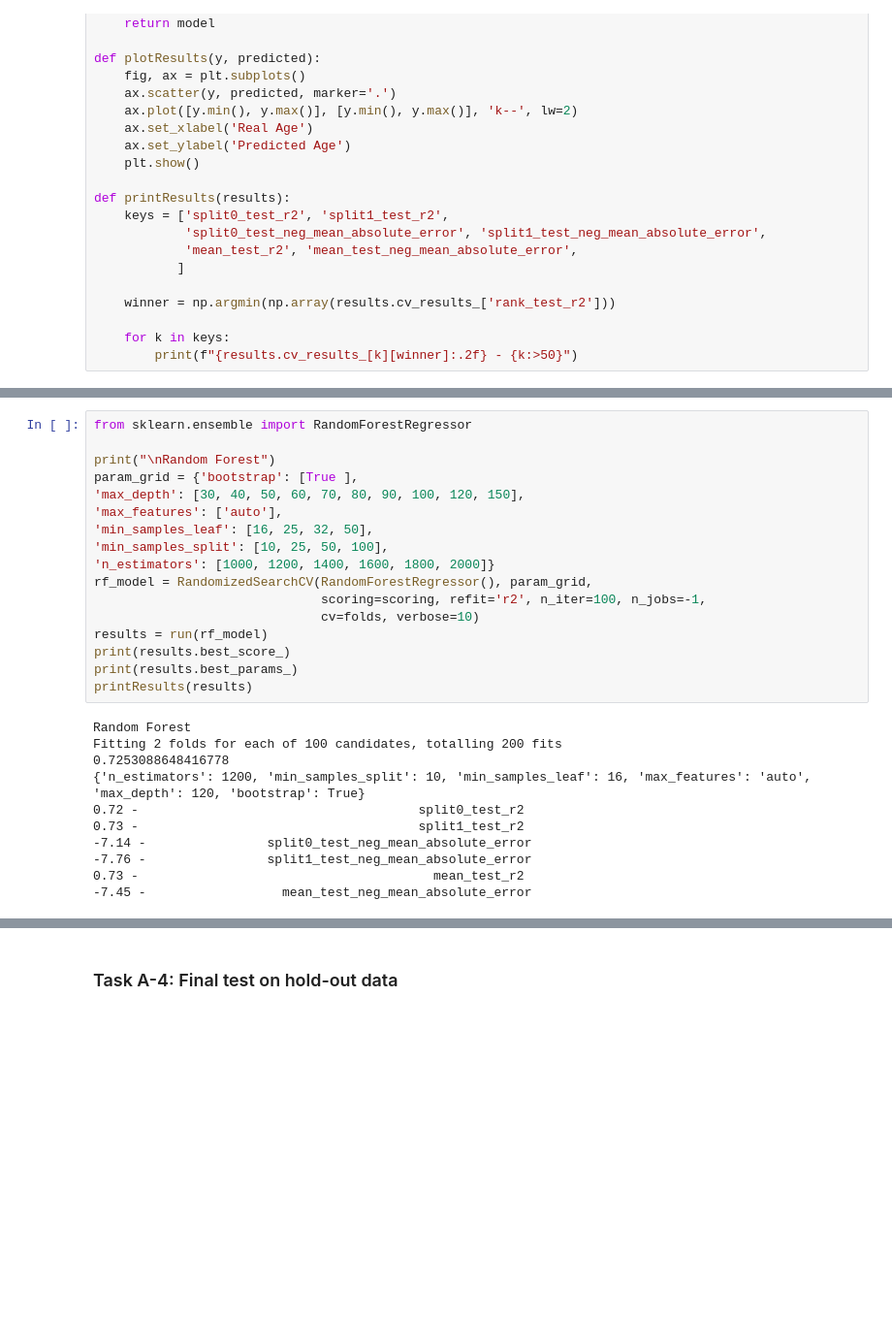
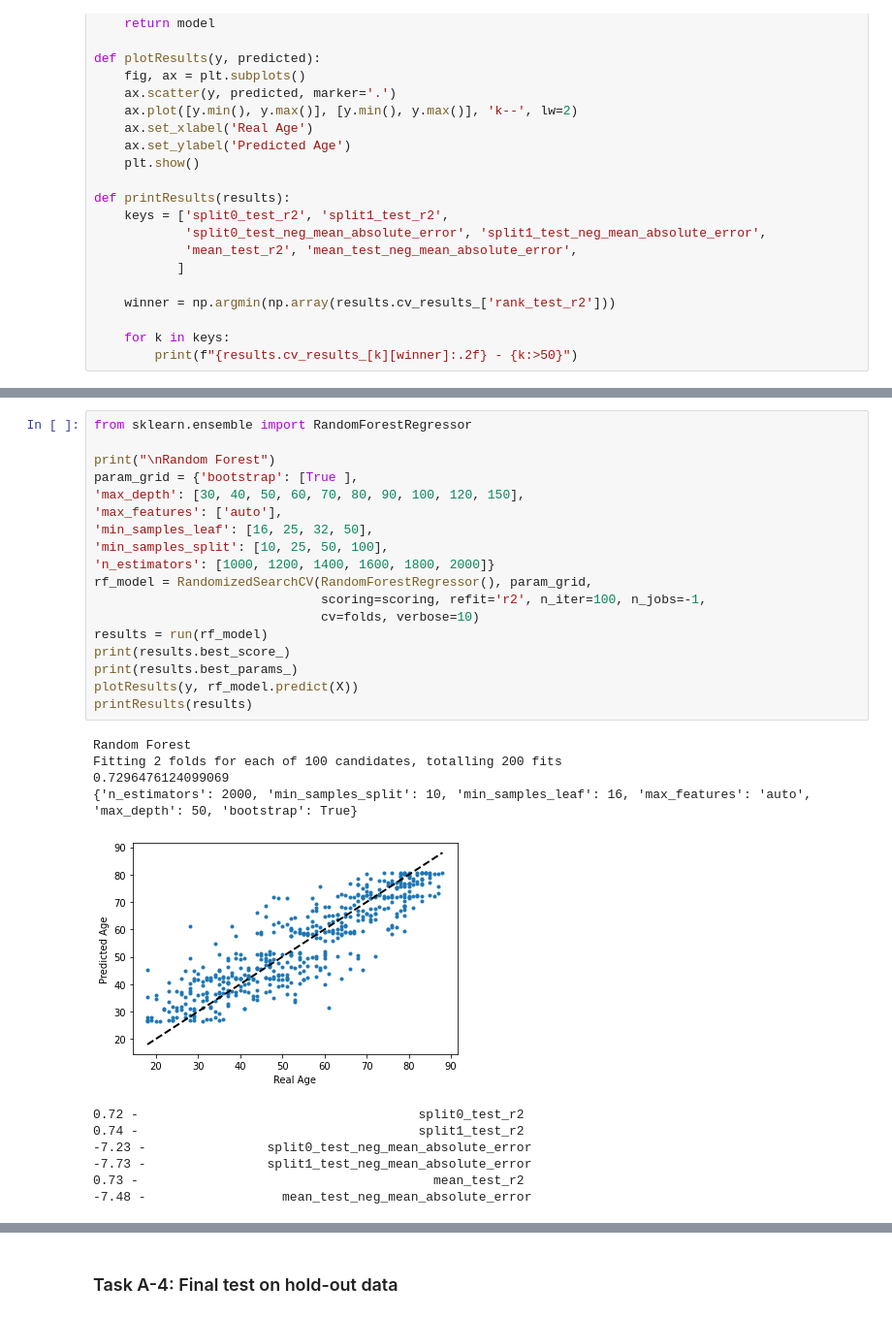
Before and after one commit to ML3ngiRNErT/imaging-cw, a Jupyter notebook: CW-Brain-Age-Regression.ipynb, the cells around one changed output, grey strips where cells are left out. Shown at 97% size. Saved outputs shown, nothing was run; the diff lists cells and outputs as text; blank space fills up the shorter version.

```diff
--- a/CW-Brain-Age-Regression.ipynb
+++ b/CW-Brain-Age-Regression.ipynb
@@ -1517,28 +1517,30 @@ printResults(results)
 # %%
 from sklearn.ensemble import RandomForestRegressor
 
 print("\nRandom Forest")
 param_grid = {'bootstrap': [True ],
 'max_depth': [30, 40, 50, 60, 70, 80, 90, 100, 120, 150],
 'max_features': ['auto'],
 'min_samples_leaf': [16, 25, 32, 50],
 'min_samples_split': [10, 25, 50, 100],
 'n_estimators': [1000, 1200, 1400, 1600, 1800, 2000]}
 rf_model = RandomizedSearchCV(RandomForestRegressor(), param_grid,
                               scoring=scoring, refit='r2', n_iter=100, n_jobs=-1,
                               cv=folds, verbose=10)
 results = run(rf_model)
 print(results.best_score_)
 print(results.best_params_)
+plotResults(y, rf_model.predict(X))
 printResults(results)
 # %% [output]
 Random Forest
 Fitting 2 folds for each of 100 candidates, totalling 200 fits
-0.7253088648416778
-{'n_estimators': 1200, 'min_samples_split': 10, 'min_samples_leaf': 16, 'max_features': 'auto', 'max_depth': 120, 'bootstrap': True}
-0.72 -                                     split0_test_r2
-0.73 -                                     split1_test_r2
--7.14 -                split0_test_neg_mean_absolute_error
--7.76 -                split1_test_neg_mean_absolute_error
-0.73 -                                       mean_test_r2
--7.45 -                  mean_test_neg_mean_absolute_error
+0.7296476124099069
+{'n_estimators': 2000, 'min_samples_split': 10, 'min_samples_leaf': 16, 'max_features': 'auto', 'max_depth': 50, 'bootstrap': True}
+[figure, added]
+0.72 -                                     split0_test_r2
+0.74 -                                     split1_test_r2
+-7.23 -                split0_test_neg_mean_absolute_error
+-7.73 -                split1_test_neg_mean_absolute_error
+0.73 -                                       mean_test_r2
+-7.48 -                  mean_test_neg_mean_absolute_error
```
Also changed, not shown: parts of 17 cells of this notebook, 1 other file.
